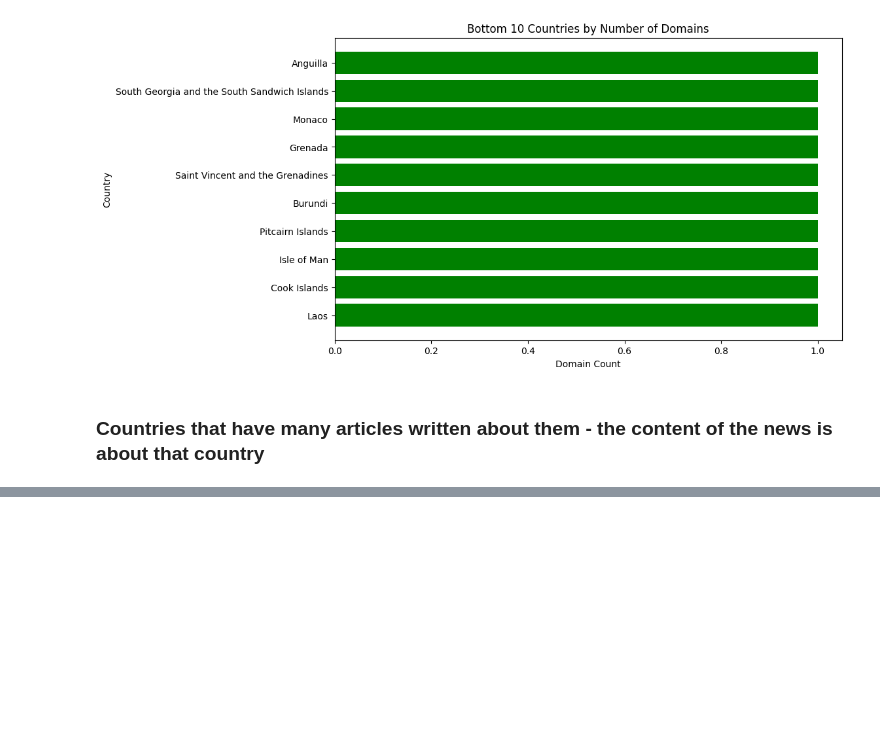
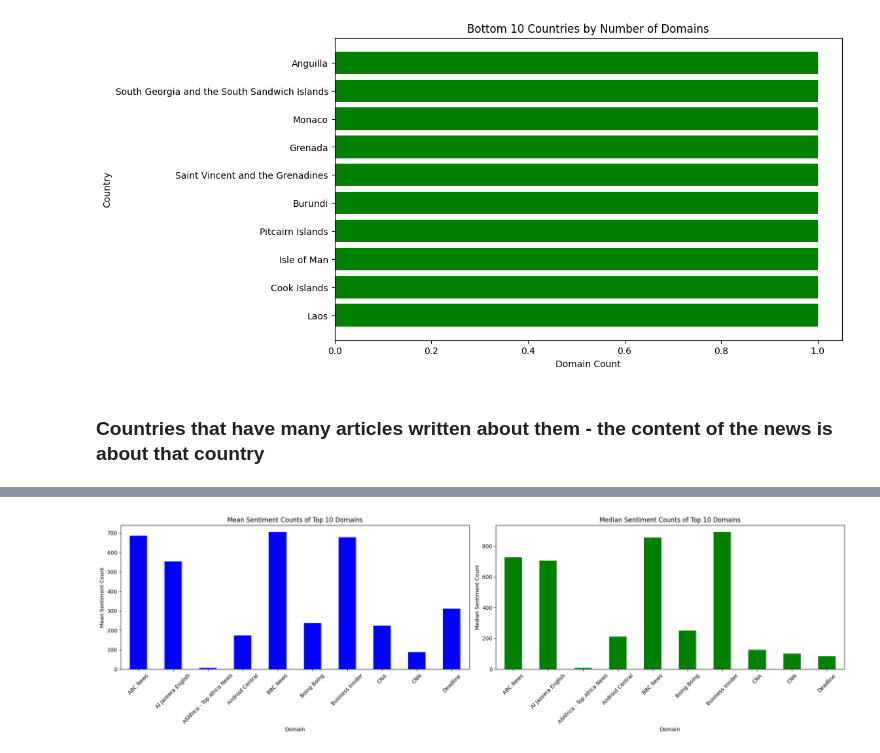
Before and after one commit to MamaMoh/news_correlation_10ac_week0, a Jupyter notebook: notebooks/eda.ipynb, the cells around one changed output, grey strips where cells are left out. Cells and saved outputs as stored; diff of their text form; code cells hidden in the pictures; blank space fills up the shorter version.

Commit message:
EDA on the sentiment of the artical was done

```diff
--- a/notebooks/eda.ipynb
+++ b/notebooks/eda.ipynb
@@ -300,0 +304,9 @@ print(popular_countries)
+# %%
+from src.utils import website_sentiment_distribution
+
+# Ensure sentiment column is categorical and defined
+ratingData['title_sentiment'] = ratingData['title_sentiment'].astype('category')
+
+# Get sentiment distribution with mean and median
+sentiment_distribution = website_sentiment_distribution(ratingData)
+sentiment_distribution.head()
@@ -300,0 +321,23 @@ print(popular_countries)
+# %%
+# Create subplots
+fig, ax = plt.subplots(1, 2, figsize=(20, 6))
+
+# Plot the mean sentiment counts
+sentiment_distribution[['Mean']].head(10).plot(kind='bar', ax=ax[0], color='blue', legend=False)
+ax[0].set_title('Mean Sentiment Counts of Top 10 Domains')
+ax[0].set_xlabel('Domain')
+ax[0].set_ylabel('Mean Sentiment Count')
+ax[0].tick_params(axis='x', rotation=45)
+
+# Plot the median sentiment counts
+sentiment_distribution[['Median']].head(10).plot(kind='bar', ax=ax[1], color='green', legend=False)
+ax[1].set_title('Median Sentiment Counts of Top 10 Domains')
+ax[1].set_xlabel('Domain')
+ax[1].set_ylabel('Median Sentiment Count')
+ax[1].tick_params(axis='x', rotation=45)
+
+# Adjust layout
+plt.tight_layout()
+plt.show()
+# %% [output]
+[figure, added]
```
Also changed, not shown: parts of 6 cells of this notebook, 1 other file.
